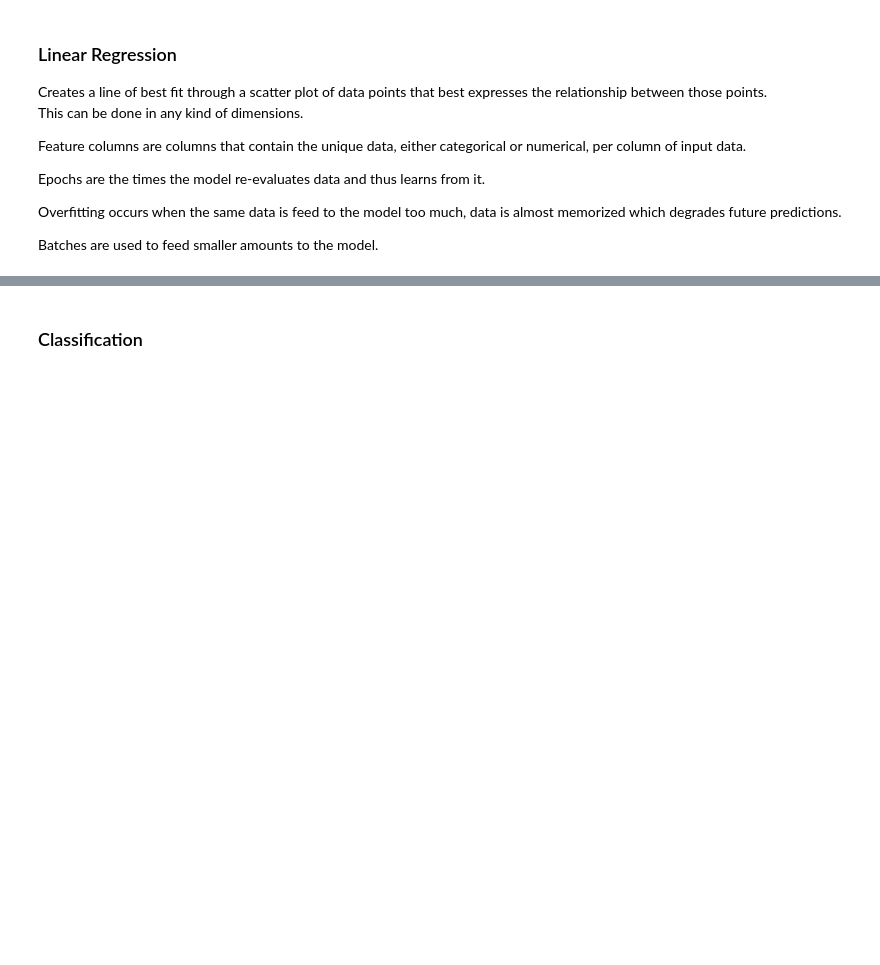
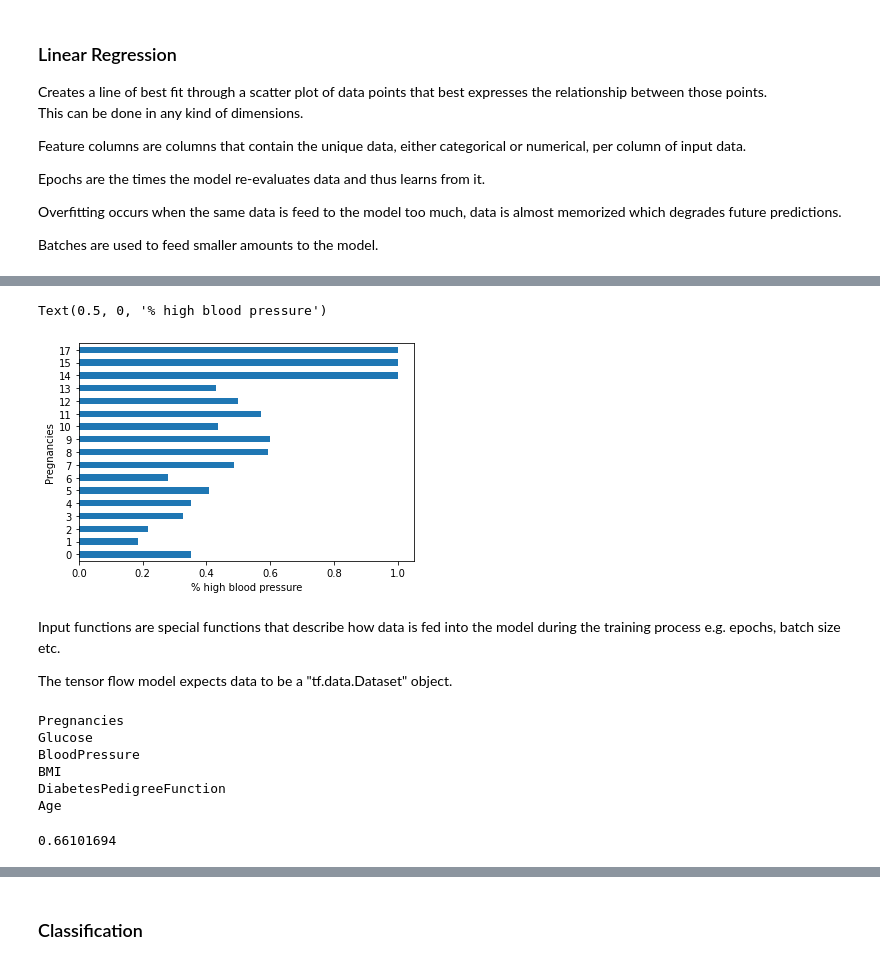
Before and after one commit to MauriceJohannssen/MachineLearning, a Jupyter notebook: TensorFlow.ipynb, the cells around one changed output, grey strips where cells are left out. Saved outputs shown, nothing was run; the diff lists cells and outputs as text; code cells hidden in the pictures; blank space fills up the shorter version.

Commit message:
Implement linear regression algorithm

```diff
--- a/TensorFlow.ipynb
+++ b/TensorFlow.ipynb
@@ -69,0 +124,9 @@ Batches are used to feed smaller amounts to the model.
+# %%
+pd.concat([dfTrain, y_train], axis=1).groupby('Pregnancies').Outcome.mean().plot(kind='barh').set_xlabel('% high blood pressure')
+# %% [output]
+Text(0.5, 0, '% high blood pressure')
+[figure, added]
+# %% [markdown]
+Input functions are special functions that describe how data is fed into the model during the training process e.g. epochs, batch size etc.
+
+The tensor flow model expects data to be a "tf.data.Dataset" object.
@@ -69,0 +146,27 @@ Batches are used to feed smaller amounts to the model.
+# %%
+#Create feature columns
+for col in dfTrain.columns:
+    print(col)
+
+featureColumns = []
+for col in dfTrain.columns:
+    featureColumns.append(tf.feature_column.numeric_column(col, dtype=tf.float32))
+# %% [output]
+Pregnancies
+Glucose
+BloodPressure
+BMI
+DiabetesPedigreeFunction
+Age
+# %%
+#Model creation
+linearEstimator = tf.estimator.LinearClassifier(feature_columns=featureColumns)
+
+#Model training
+linearEstimator.train(trainInputFunction)
+result = linearEstimator.evaluate(evaluationInputFunction)
+
+clear_output()
+print(result['accuracy'])
+# %% [output]
+0.66101694
```
Also changed, not shown: parts of 11 cells of this notebook, 2 other files.
